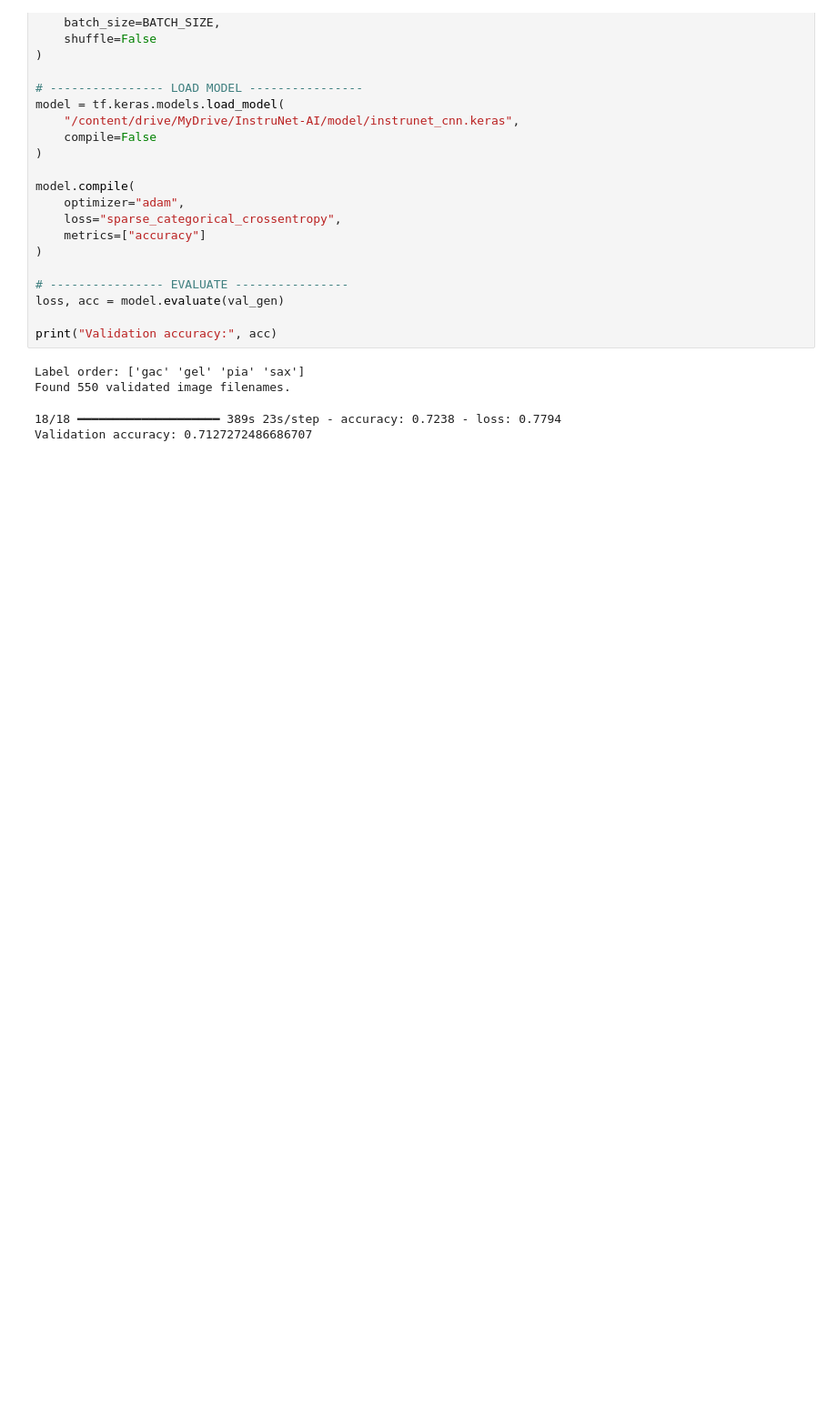
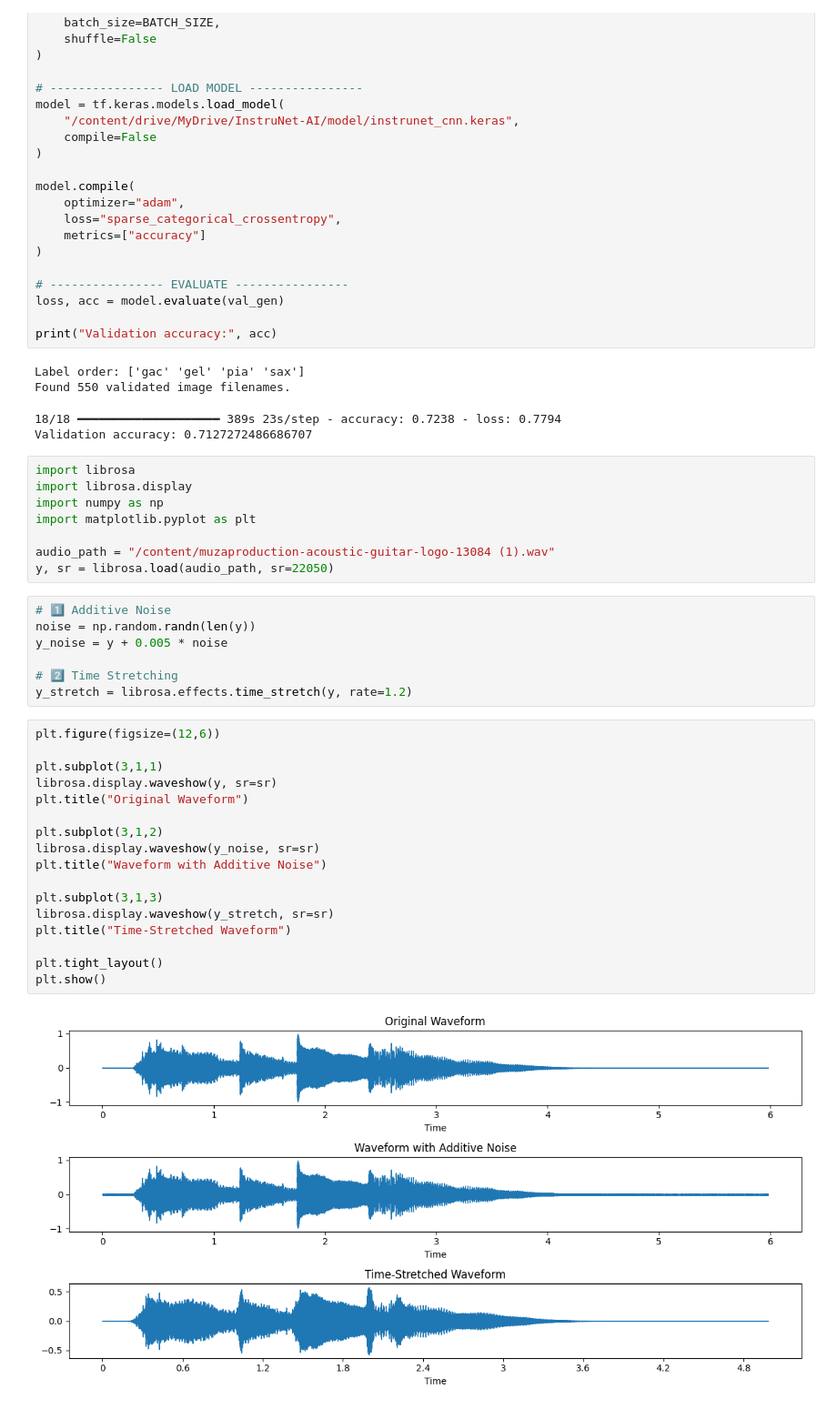
Before and after one commit to springboardmentor1234x-stack/CNN-Music-Instrument-Recognition, a Jupyter notebook: InstruNet_Preprocessing.ipynb, the cells around one changed output. Shown at 91% size. Drawn from its saved outputs; the diff is of its cells as text; blank space fills up the shorter version.

```diff
--- a/InstruNet_Preprocessing.ipynb
+++ b/InstruNet_Preprocessing.ipynb
@@ -1371,3 +1371,37 @@ Label order: ['gac' 'gel' 'pia' 'sax']
 Found 550 validated image filenames.
 18/18 ━━━━━━━━━━━━━━━━━━━━ 389s 23s/step - accuracy: 0.7238 - loss: 0.7794
 Validation accuracy: 0.7127272486686707
+# %%
+import librosa
+import librosa.display
+import numpy as np
+import matplotlib.pyplot as plt
+
+audio_path = "/content/muzaproduction-acoustic-guitar-logo-13084 (1).wav"
+y, sr = librosa.load(audio_path, sr=22050)
+# %%
+# 1️⃣ Additive Noise
+noise = np.random.randn(len(y))
+y_noise = y + 0.005 * noise
+
+# 2️⃣ Time Stretching
+y_stretch = librosa.effects.time_stretch(y, rate=1.2)
+# %%
+plt.figure(figsize=(12,6))
+
+plt.subplot(3,1,1)
+librosa.display.waveshow(y, sr=sr)
+plt.title("Original Waveform")
+
+plt.subplot(3,1,2)
+librosa.display.waveshow(y_noise, sr=sr)
+plt.title("Waveform with Additive Noise")
+
+plt.subplot(3,1,3)
+librosa.display.waveshow(y_stretch, sr=sr)
+plt.title("Time-Stretched Waveform")
+
+plt.tight_layout()
+plt.show()
+# %% [output]
+[figure, added]
```
Also changed, not shown: parts of 3 cells of this notebook.
